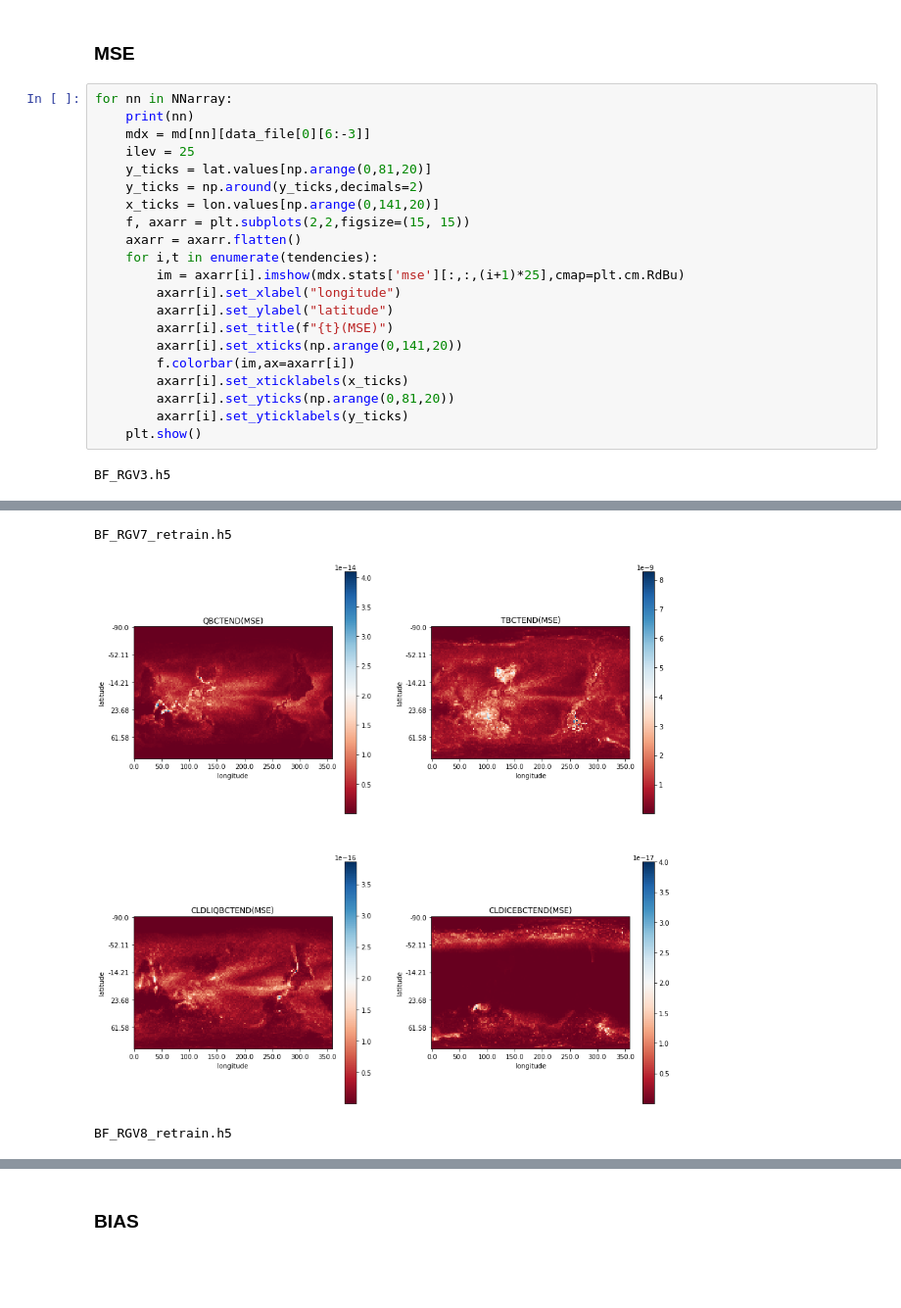
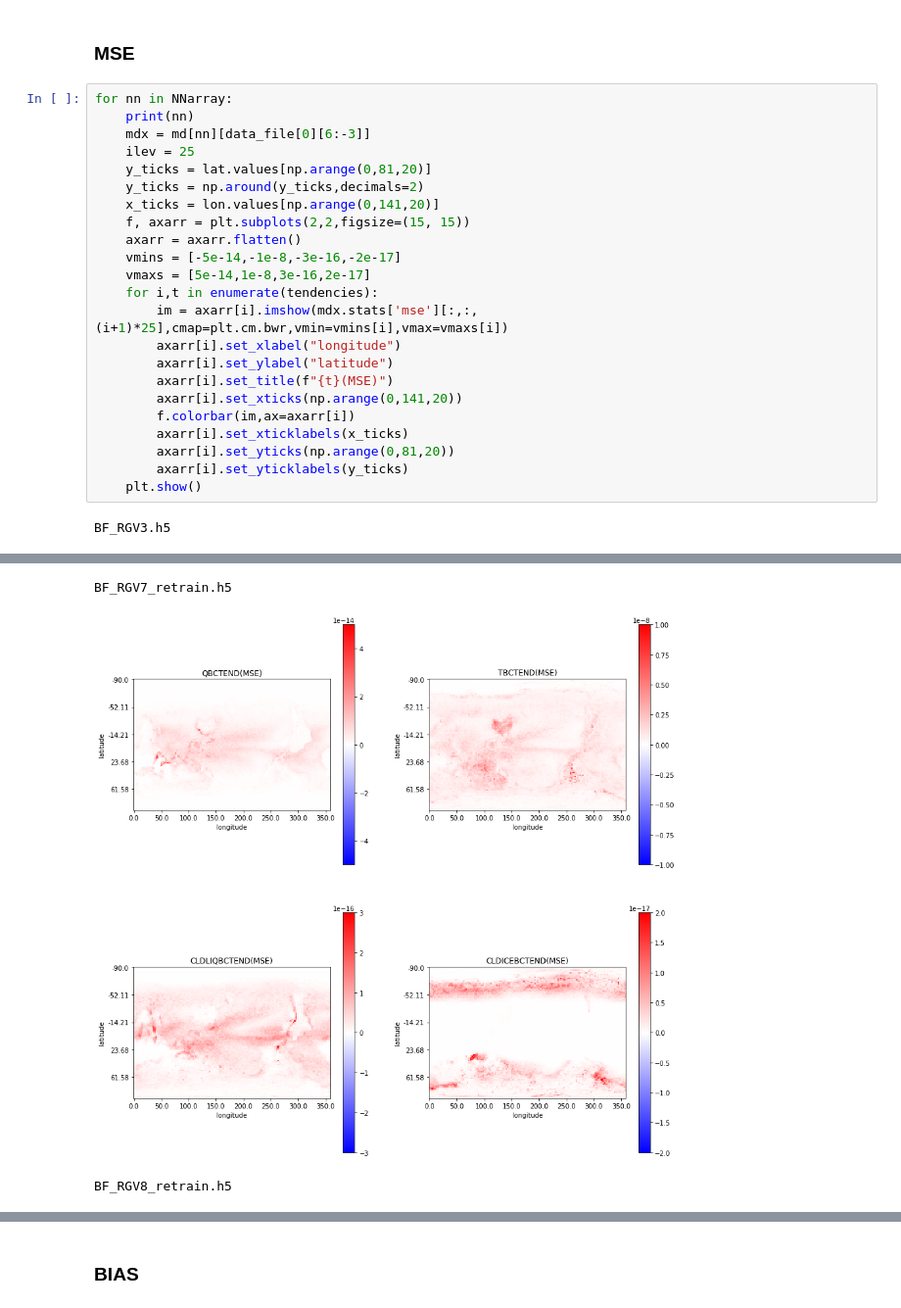
Before and after one commit to ankitesh97/CBRAIN-CAM, a Jupyter notebook: notebooks/ankitesh-devlog/16_Model_diagnostics.ipynb, the cells around one changed output, grey strips where cells are left out. Shown at 98% size. Drawn from its saved outputs; the diff is of its cells as text; blank space fills up the shorter version.

```diff
--- a/notebooks/ankitesh-devlog/16_Model_diagnostics.ipynb
+++ b/notebooks/ankitesh-devlog/16_Model_diagnostics.ipynb
@@ -123,8 +123,10 @@ for nn in NNarray:
     x_ticks = lon.values[np.arange(0,141,20)]
     f, axarr = plt.subplots(2,2,figsize=(15, 15))
     axarr = axarr.flatten()
+    vmins = [-5e-14,-1e-8,-3e-16,-2e-17]
+    vmaxs = [5e-14,1e-8,3e-16,2e-17]
     for i,t in enumerate(tendencies):
-        im = axarr[i].imshow(mdx.stats['mse'][:,:,(i+1)*25],cmap=plt.cm.RdBu)
+        im = axarr[i].imshow(mdx.stats['mse'][:,:,(i+1)*25],cmap=plt.cm.bwr,vmin=vmins[i],vmax=vmaxs[i])
         axarr[i].set_xlabel("longitude")
         axarr[i].set_ylabel("latitude")
         axarr[i].set_title(f"{t}(MSE)")
@@ -140,3 +142,3 @@ BF_RGV3.h5
 BF_RGV7_retrain.h5
-[figure, old version]
+[figure, new version]
 BF_RGV8_retrain.h5
```
Also changed, not shown: parts of 1 cell of this notebook.
